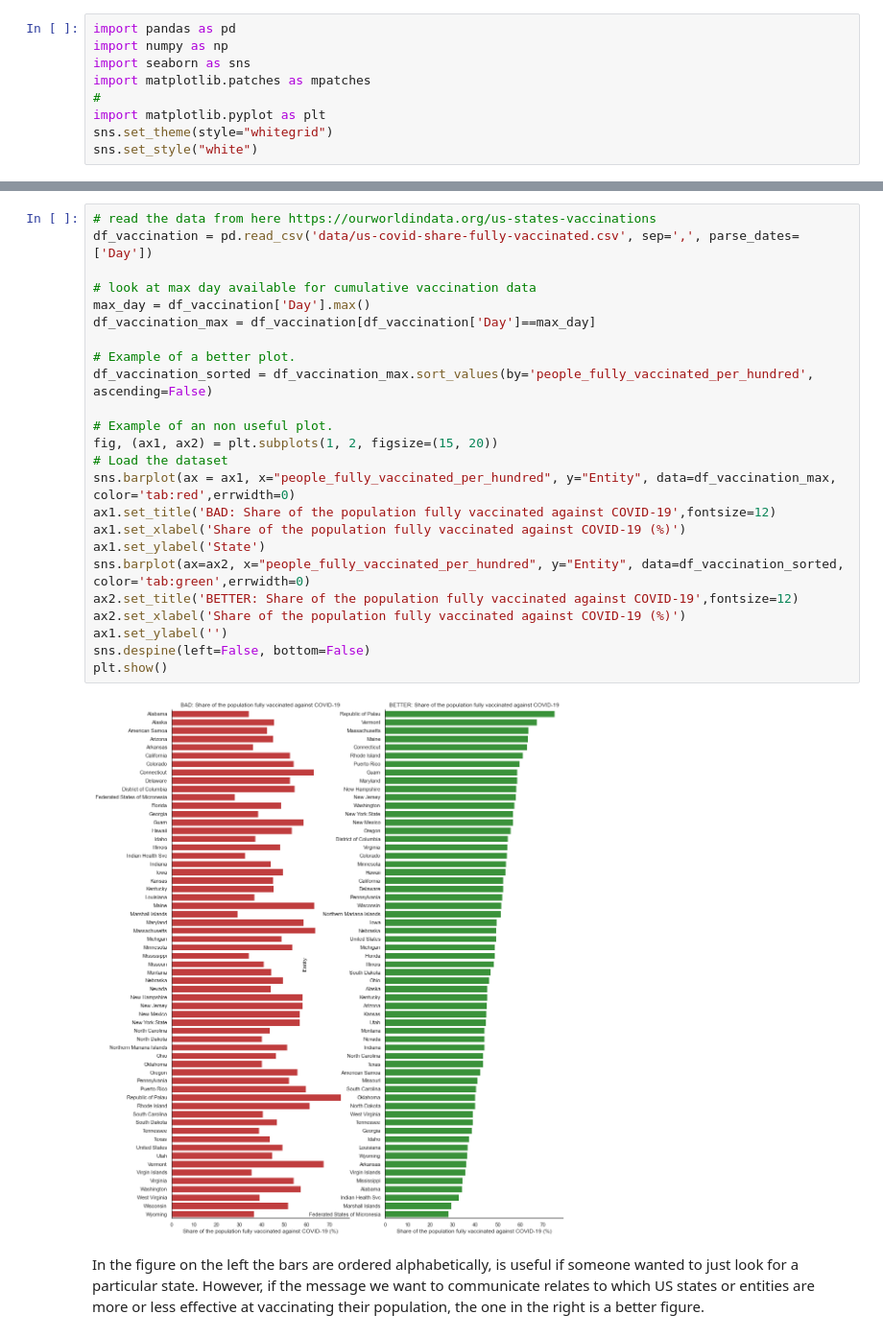
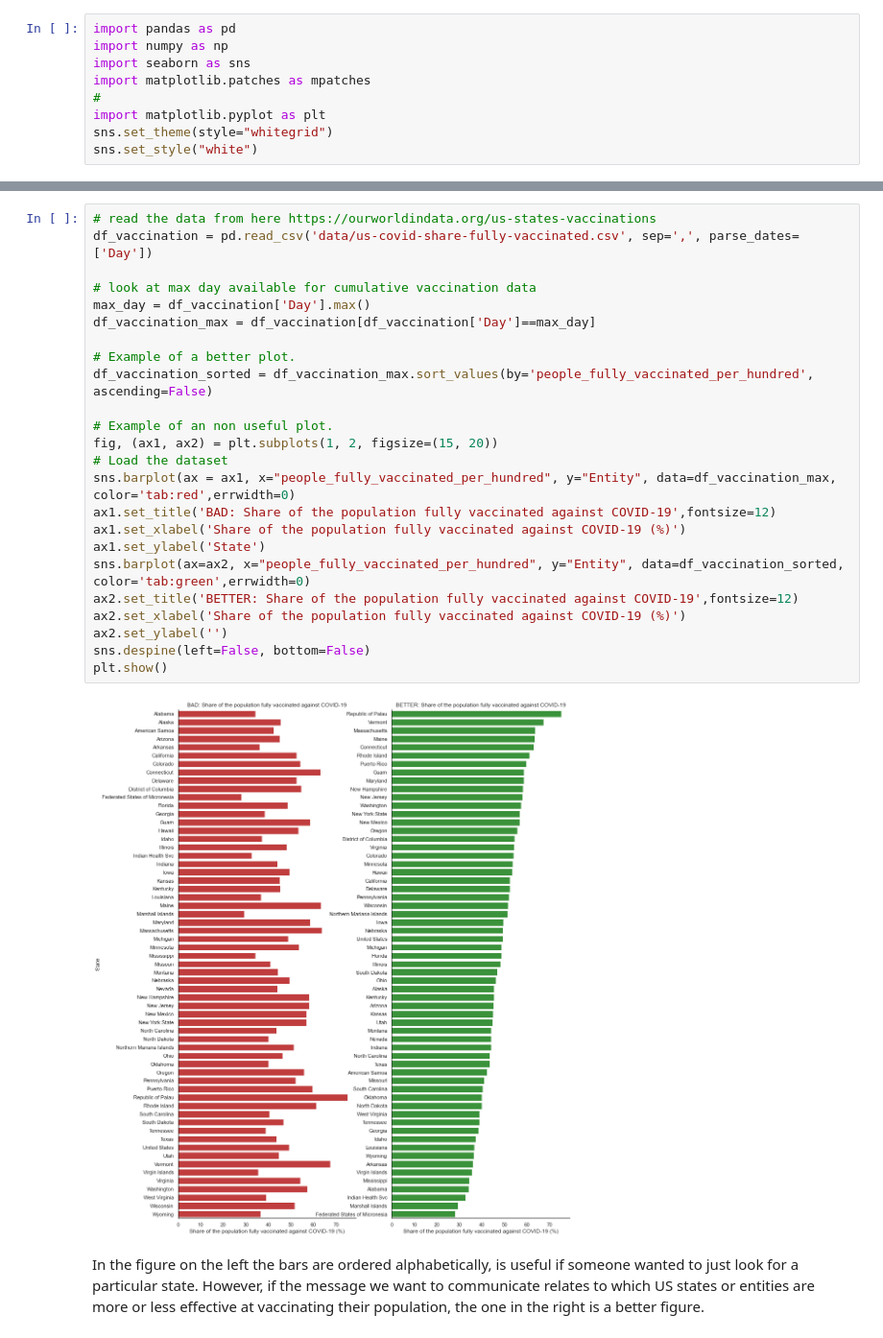
Before and after one commit to alan-turing-institute/rds-course, a Jupyter notebook: coursebook/modules/m3/3.3-Atlas0fVisualisations.ipynb, the cells around one changed output, grey strips where cells are left out. Shown at 96% size. Drawn from its saved outputs; the diff is of its cells as text.

```diff
--- a/coursebook/modules/m3/3.3-Atlas0fVisualisations.ipynb
+++ b/coursebook/modules/m3/3.3-Atlas0fVisualisations.ipynb
@@ -46,29 +47,29 @@ for different categories (US entity or state).
 # %%
 # read the data from here https://ourworldindata.org/us-states-vaccinations
 df_vaccination = pd.read_csv('data/us-covid-share-fully-vaccinated.csv', sep=',', parse_dates=['Day'])
 
 # look at max day available for cumulative vaccination data
 max_day = df_vaccination['Day'].max()
 df_vaccination_max = df_vaccination[df_vaccination['Day']==max_day]
 
 # Example of a better plot.
 df_vaccination_sorted = df_vaccination_max.sort_values(by='people_fully_vaccinated_per_hundred', ascending=False)
 
 # Example of an non useful plot.
 fig, (ax1, ax2) = plt.subplots(1, 2, figsize=(15, 20))
 # Load the dataset
 sns.barplot(ax = ax1, x="people_fully_vaccinated_per_hundred", y="Entity", data=df_vaccination_max, color='tab:red',errwidth=0)
 ax1.set_title('BAD: Share of the population fully vaccinated against COVID-19',fontsize=12)
 ax1.set_xlabel('Share of the population fully vaccinated against COVID-19 (%)')
 ax1.set_ylabel('State')
 sns.barplot(ax=ax2, x="people_fully_vaccinated_per_hundred", y="Entity", data=df_vaccination_sorted, color='tab:green',errwidth=0)
 ax2.set_title('BETTER: Share of the population fully vaccinated against COVID-19',fontsize=12)
 ax2.set_xlabel('Share of the population fully vaccinated against COVID-19 (%)')
-ax1.set_ylabel('')
+ax2.set_ylabel('')
 sns.despine(left=False, bottom=False)
 plt.show()
 # %% [output]
-[figure, old version]
+[figure, new version]
 # %% [markdown]
 In the figure on the left the bars are ordered alphabetically, is useful if someone wanted to just look for a particular state. However, if the message we want to communicate relates to which US states or entities are more or less effective at vaccinating their population, the one in the right is a better figure.
 # %% [markdown]
```
Also changed, not shown: parts of 22 cells of this notebook, 1 other file.
